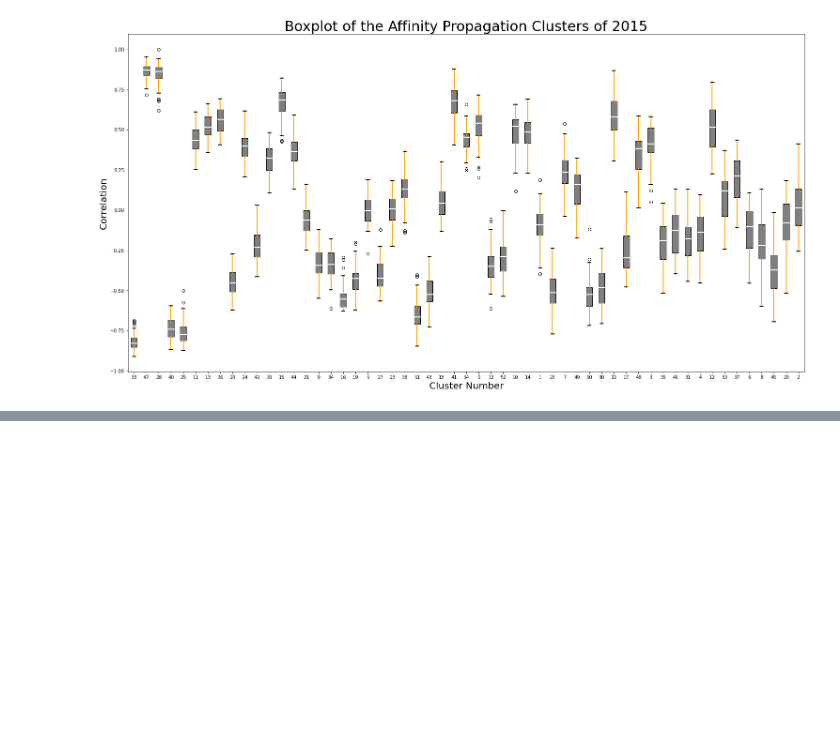
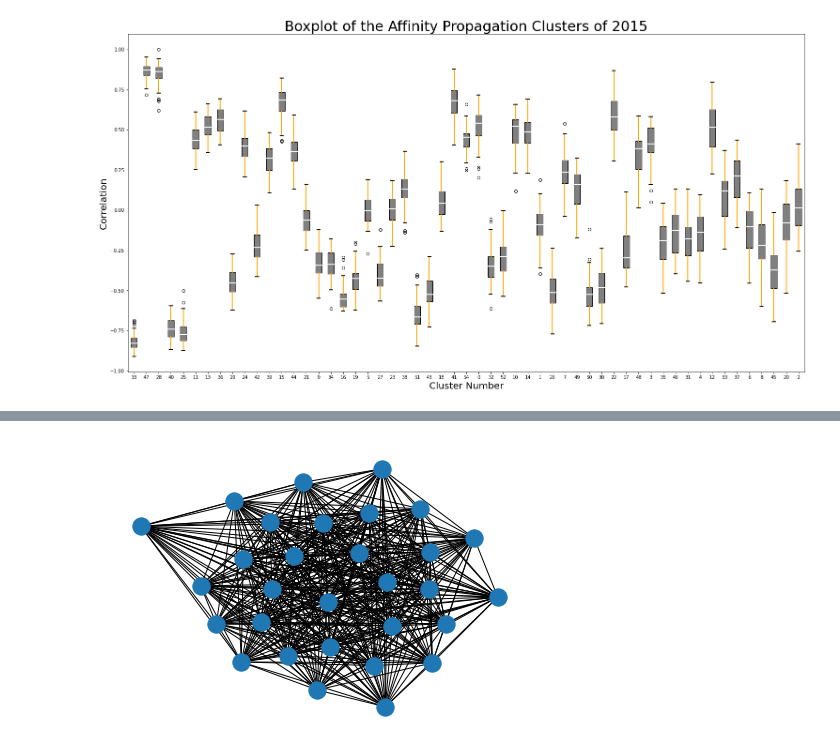
Before and after one commit to borchand/Network_Analysis, a Jupyter notebook: script/testing/collective_weight.ipynb, the cells around one changed output, grey strips where cells are left out. Drawn from its saved outputs; the diff is of its cells as text; code cells hidden in the pictures; blank space fills up the shorter version.

```diff
--- a/script/testing/collective_weight.ipynb
+++ b/script/testing/collective_weight.ipynb
@@ -518,0 +512,33 @@ False
+# %%
+
+list_of_graphs = []
+
+sub_clusters = []
+sub_corr = []
+for y in range(len(clusters_important)+1):
+    list_of_nodes = []
+    list_of_corr = []
+    for i in np.argwhere(labels == y):
+        list_of_corr.append(corr_df[i, y][0])
+        list_of_nodes.append(i[0])
+    sub_clusters.append(list_of_nodes)
+    sub_corr.append(list_of_corr)
+
+
+
+
+for i in range(len(clusters_important)):
+    main_node = clusters_important[i]
+    G = nx.empty_graph()
+    G.add_node(main_node)
+    for y in range(len(sub_clusters[i])):
+        if main_node != sub_clusters[i][y]:
+            G.add_edge(main_node, sub_clusters[i][y], weight=sub_corr[i][y])
+    for y in sub_clusters[i]:
+        for z in sub_clusters[i]:
+            if z != y:
+                G.add_edge(z,y, weight=corr_df[y,z])
+    list_of_graphs.append(G)
+nx.draw(list_of_graphs[3], node_size=300, font_size=2, width=1)
+# %% [output]
+[figure, added]
```
Also changed, not shown: parts of 2 cells of this notebook, 2 other files.
